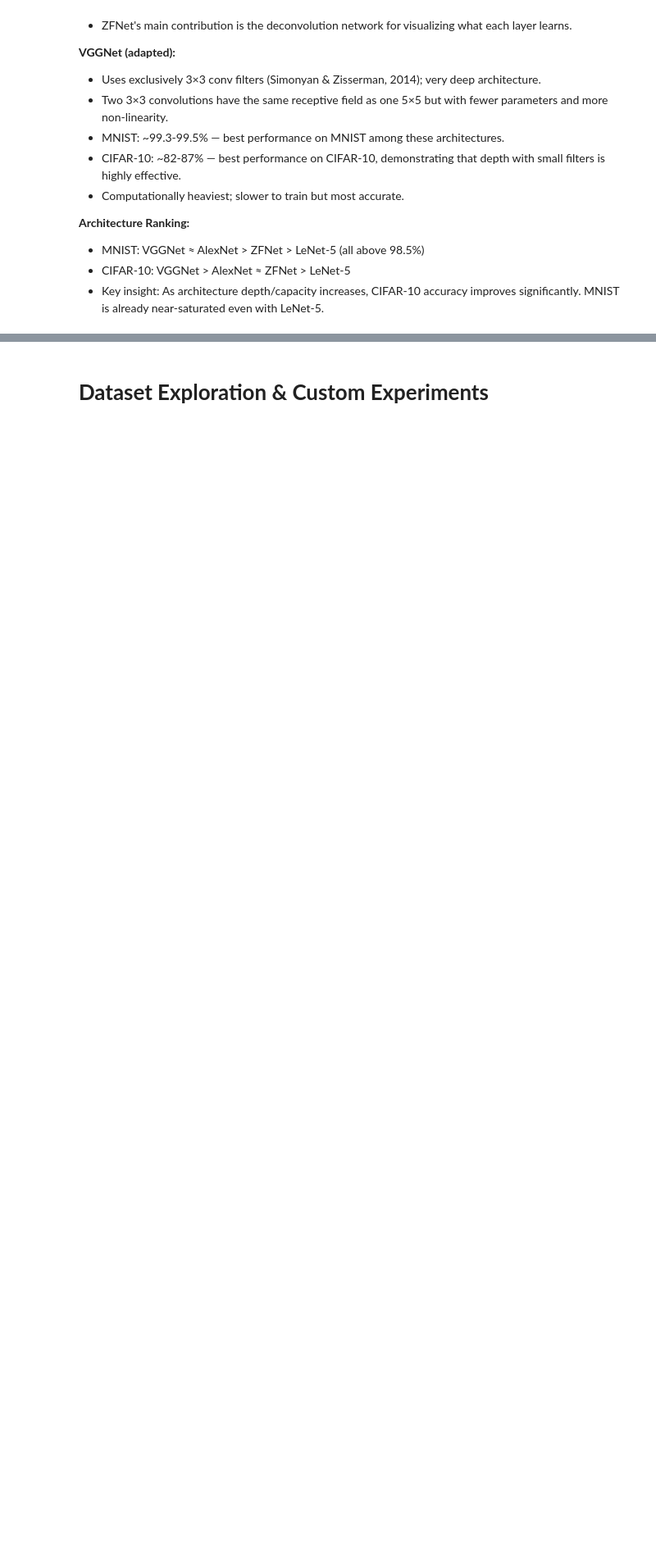
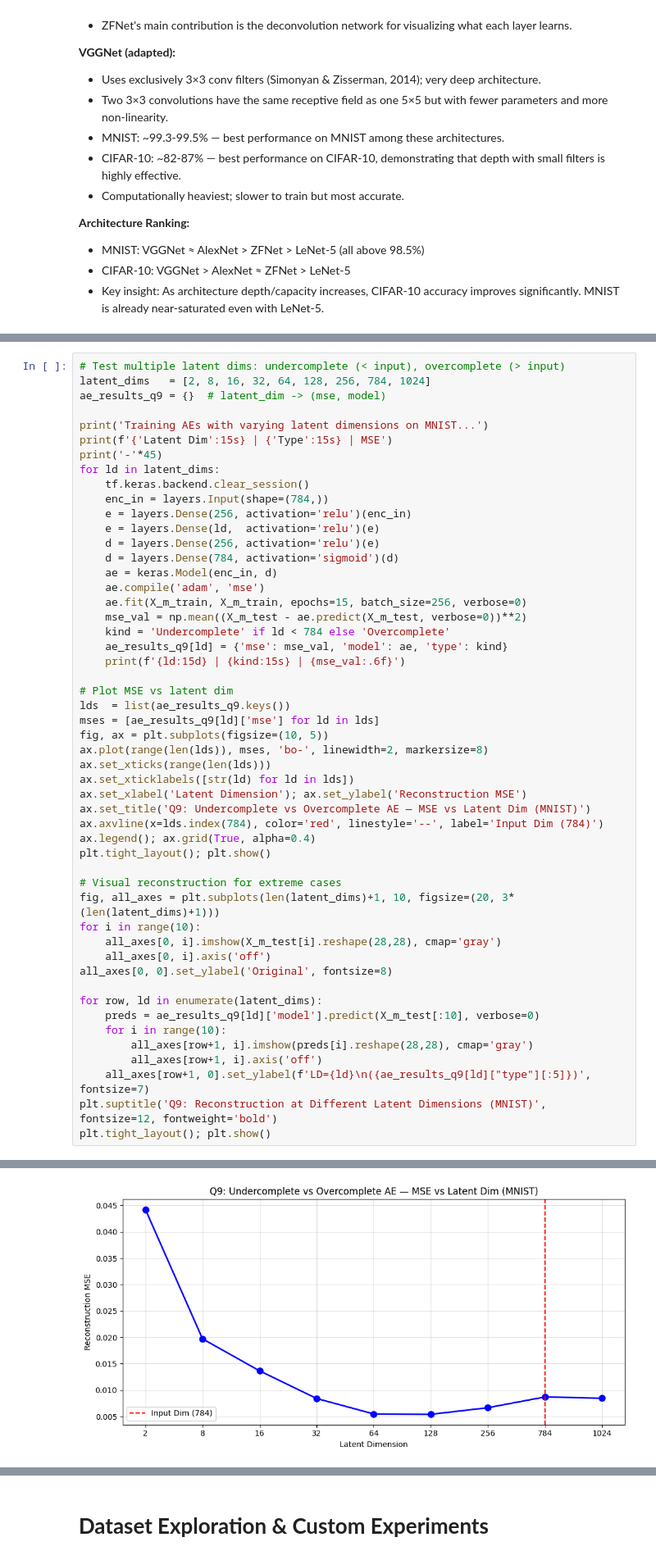
Before and after one commit to srujannayak45/DL-LAB-ASSIGNMENT, a Jupyter notebook: DL_ASSIGNMENT.ipynb, the cells around one changed output, grey strips where cells are left out. Shown at 82% size. Drawn from its saved outputs; the diff is of its cells as text; blank space fills up the shorter version.

```diff
--- a/DL_ASSIGNMENT.ipynb
+++ b/DL_ASSIGNMENT.ipynb
@@ -1438,0 +1607,52 @@ VGGNet MNIST Test Acc: 0.9919
+# %%
+# Test multiple latent dims: undercomplete (< input), overcomplete (> input)
+latent_dims   = [2, 8, 16, 32, 64, 128, 256, 784, 1024]
+ae_results_q9 = {}  # latent_dim -> (mse, model)
+
+print('Training AEs with varying latent dimensions on MNIST...')
+print(f'{'Latent Dim':15s} | {'Type':15s} | MSE')
+print('-'*45)
+for ld in latent_dims:
+    tf.keras.backend.clear_session()
+    enc_in = layers.Input(shape=(784,))
+    e = layers.Dense(256, activation='relu')(enc_in)
+    e = layers.Dense(ld,  activation='relu')(e)
+    d = layers.Dense(256, activation='relu')(e)
+    d = layers.Dense(784, activation='sigmoid')(d)
+    ae = keras.Model(enc_in, d)
+    ae.compile('adam', 'mse')
+    ae.fit(X_m_train, X_m_train, epochs=15, batch_size=256, verbose=0)
+    mse_val = np.mean((X_m_test - ae.predict(X_m_test, verbose=0))**2)
+    kind = 'Undercomplete' if ld < 784 else 'Overcomplete'
+    ae_results_q9[ld] = {'mse': mse_val, 'model': ae, 'type': kind}
+    print(f'{ld:15d} | {kind:15s} | {mse_val:.6f}')
+
+# Plot MSE vs latent dim
+lds  = list(ae_results_q9.keys())
+mses = [ae_results_q9[ld]['mse'] for ld in lds]
+fig, ax = plt.subplots(figsize=(10, 5))
+ax.plot(range(len(lds)), mses, 'bo-', linewidth=2, markersize=8)
+ax.set_xticks(range(len(lds)))
+ax.set_xticklabels([str(ld) for ld in lds])
+ax.set_xlabel('Latent Dimension'); ax.set_ylabel('Reconstruction MSE')
+ax.set_title('Q9: Undercomplete vs Overcomplete AE — MSE vs Latent Dim (MNIST)')
+ax.axvline(x=lds.index(784), color='red', linestyle='--', label='Input Dim (784)')
+ax.legend(); ax.grid(True, alpha=0.4)
+plt.tight_layout(); plt.show()
+
+# Visual reconstruction for extreme cases
+fig, all_axes = plt.subplots(len(latent_dims)+1, 10, figsize=(20, 3*(len(latent_dims)+1)))
+for i in range(10):
+    all_axes[0, i].imshow(X_m_test[i].reshape(28,28), cmap='gray')
+    all_axes[0, i].axis('off')
+all_axes[0, 0].set_ylabel('Original', fontsize=8)
+
+for row, ld in enumerate(latent_dims):
+    preds = ae_results_q9[ld]['model'].predict(X_m_test[:10], verbose=0)
+    for i in range(10):
+        all_axes[row+1, i].imshow(preds[i].reshape(28,28), cmap='gray')
+        all_axes[row+1, i].axis('off')
+    all_axes[row+1, 0].set_ylabel(f'LD={ld}\n({ae_results_q9[ld]["type"][:5]})', fontsize=7)
+plt.suptitle('Q9: Reconstruction at Different Latent Dimensions (MNIST)', fontsize=12, fontweight='bold')
+plt.tight_layout(); plt.show()
+# %% [output]
@@ -1438,0 +1671 @@ VGGNet MNIST Test Acc: 0.9919
+[figure, added]
```
Also changed, not shown: parts of 7 cells of this notebook, 2 other files.
